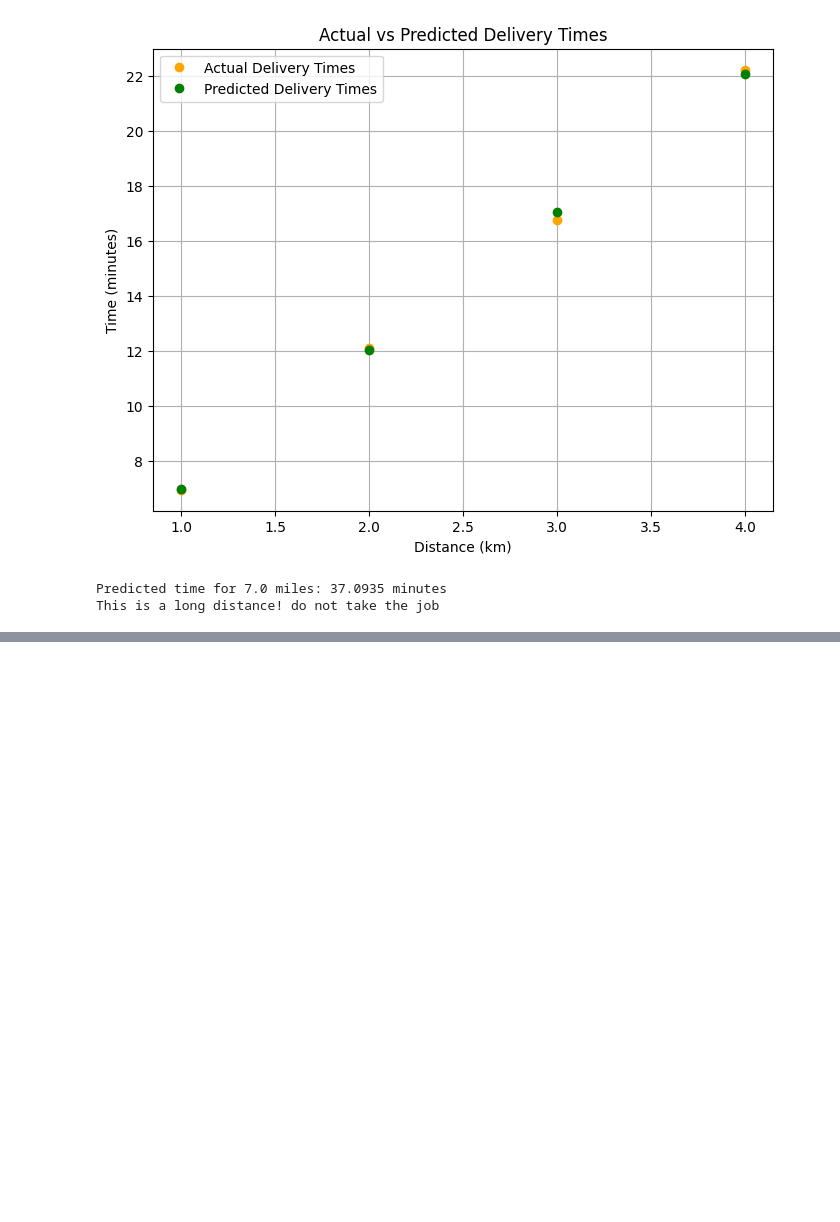
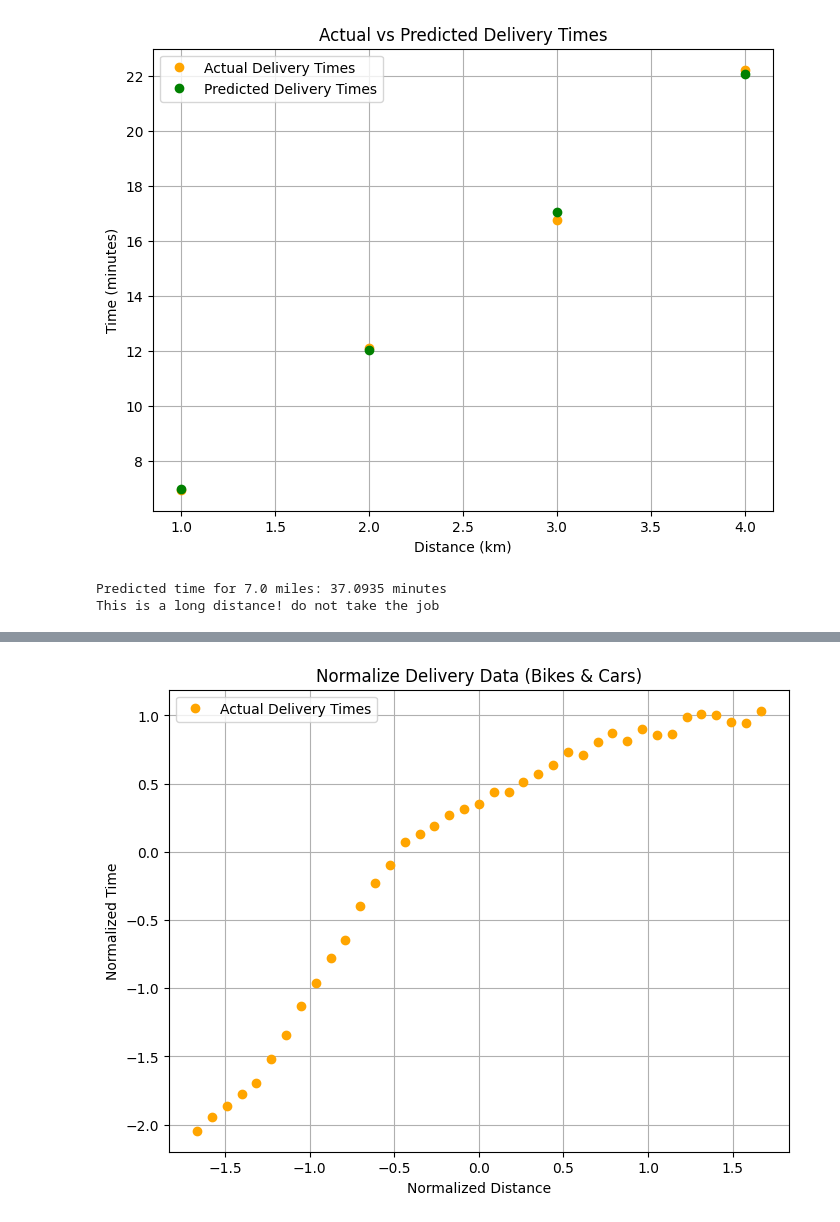
Before and after one commit to asuzukosi/deeplearning-reference, a Jupyter notebook: pytorch_basics.ipynb, the cells around one changed output, grey strips where cells are left out. Saved outputs shown, nothing was run; the diff lists cells and outputs as text; code cells hidden in the pictures; blank space fills up the shorter version.

```diff
--- a/pytorch_basics.ipynb
+++ b/pytorch_basics.ipynb
@@ -151,0 +175,9 @@ model_with_relu = nn.Sequential(
+# %%
+times_mean = times.mean()
+times_std = times.std()
+distances_norm = (distances - distances_mean) / distances_std
+times_norm = (times - times_mean) / times_std
+# %%
+plotting_utils.plot_data_advanced(distances_norm, times_norm, normalize=True)
+# %% [output]
+[figure, added]
```
Also changed, not shown: parts of 8 cells of this notebook, 2 other files.
